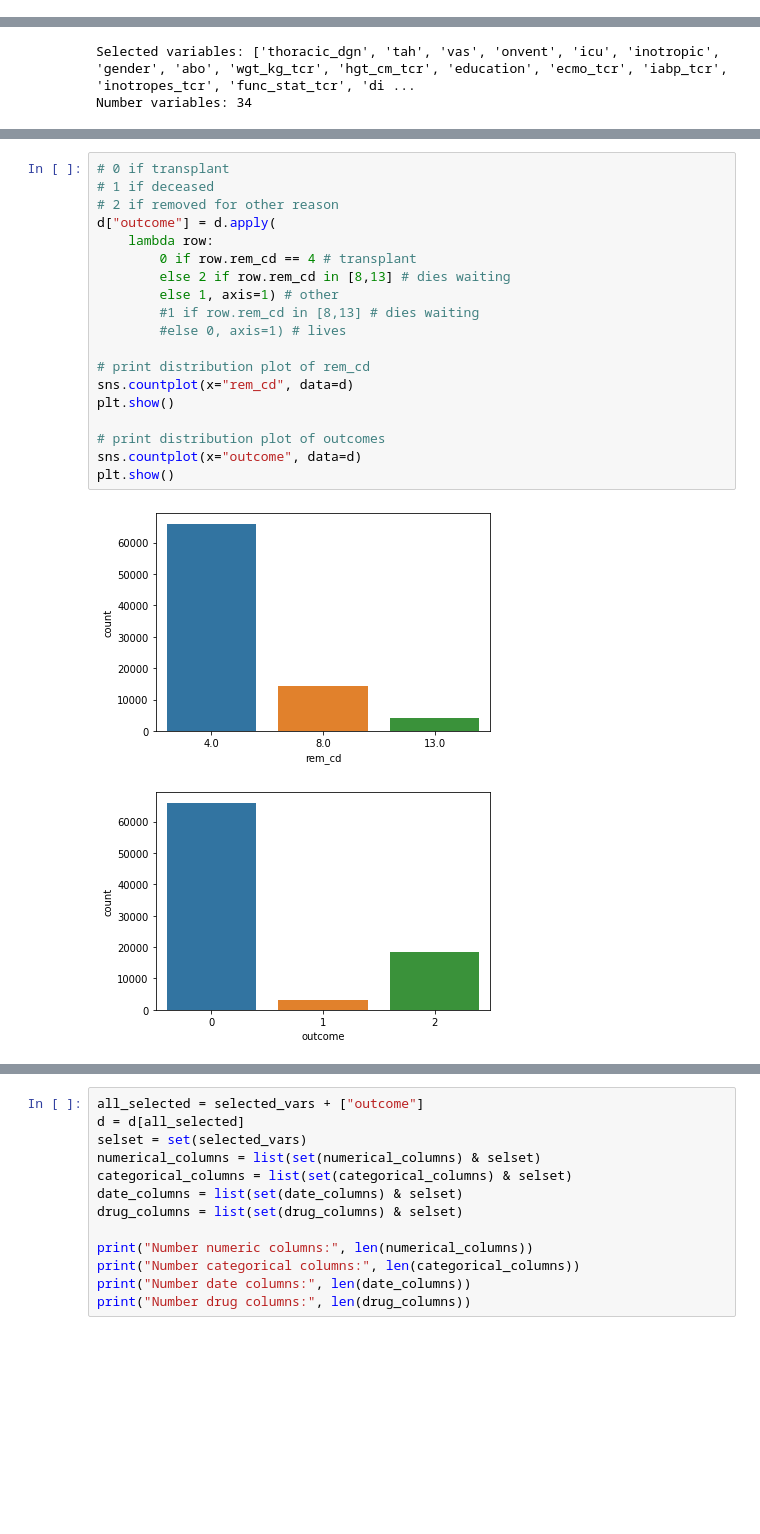
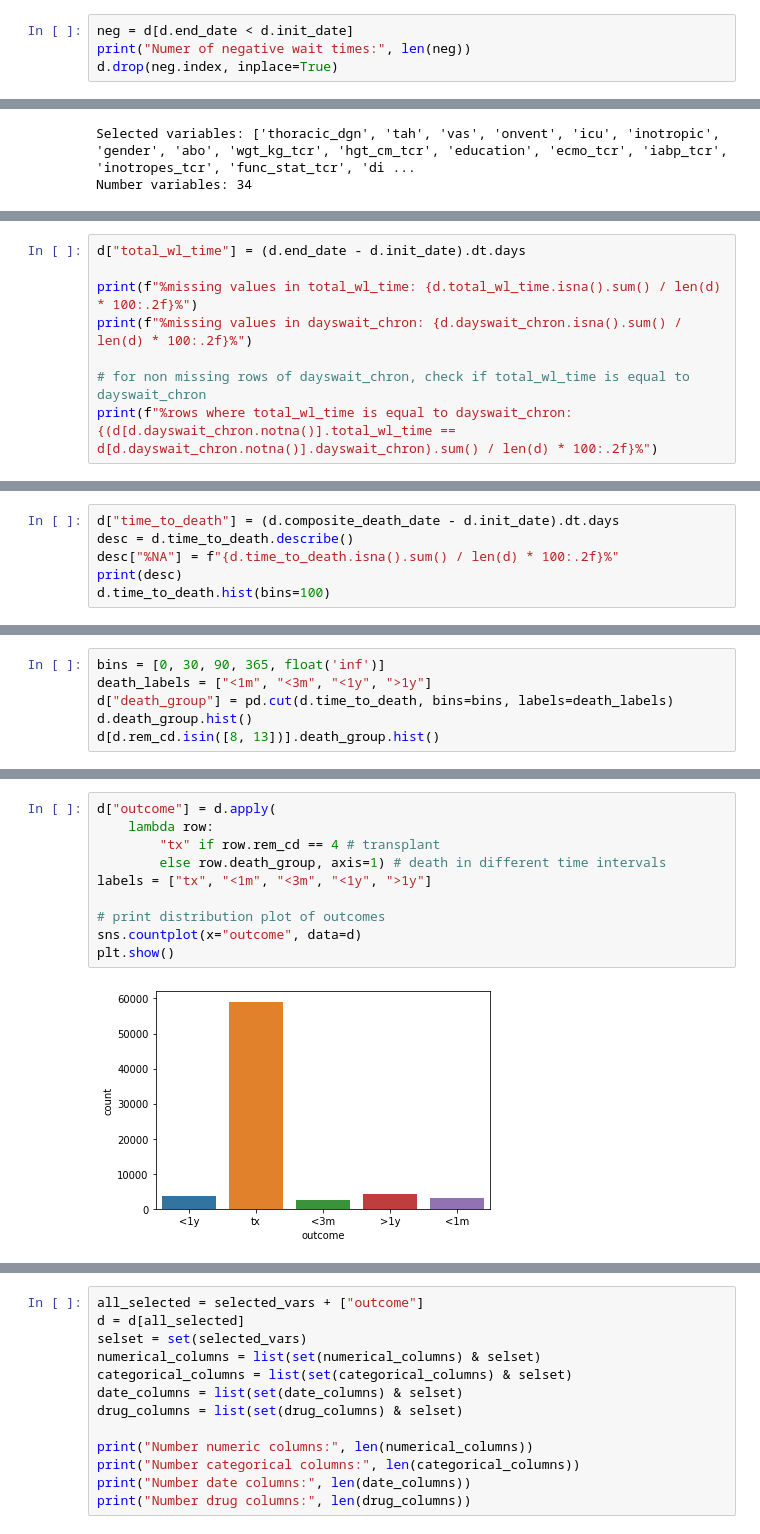
Before and after one commit to wansgar/edan70-project, a Jupyter notebook: column_categorization.ipynb, the cells around one changed output, grey strips where cells are left out. Drawn from its saved outputs; the diff is of its cells as text; blank space fills up the shorter version.

Commit message:
4 categories of death, terrible performance

```diff
--- a/column_categorization.ipynb
+++ b/column_categorization.ipynb
@@ -359,0 +362,4 @@ Before imputation and normalization, outliers need to be removed.
+# %%
+neg = d[d.end_date < d.init_date]
+print("Numer of negative wait times:", len(neg))
+d.drop(neg.index, inplace=True)
@@ -396,0 +411,8 @@ Number variables: 34
+# %%
+d["total_wl_time"] = (d.end_date - d.init_date).dt.days
+
+print(f"%missing values in total_wl_time: {d.total_wl_time.isna().sum() / len(d) * 100:.2f}%")
+print(f"%missing values in dayswait_chron: {d.dayswait_chron.isna().sum() / len(d) * 100:.2f}%")
+
+# for non missing rows of dayswait_chron, check if total_wl_time is equal to dayswait_chron
+print(f"%rows where total_wl_time is equal to dayswait_chron: {(d[d.dayswait_chron.notna()].total_wl_time == d[d.dayswait_chron.notna()].dayswait_chron).sum() / len(d) * 100:.2f}%")
@@ -396,0 +427,6 @@ Number variables: 34
+# %%
+d["time_to_death"] = (d.composite_death_date - d.init_date).dt.days
+desc = d.time_to_death.describe()
+desc["%NA"] = f"{d.time_to_death.isna().sum() / len(d) * 100:.2f}%"
+print(desc)
+d.time_to_death.hist(bins=100)
@@ -396,0 +492,6 @@ Number variables: 34
+# %%
+bins = [0, 30, 90, 365, float('inf')]
+death_labels = ["<1m", "<3m", "<1y", ">1y"]
+d["death_group"] = pd.cut(d.time_to_death, bins=bins, labels=death_labels)
+d.death_group.hist()
+d[d.rem_cd.isin([8, 13])].death_group.hist()
@@ -397,24 +501,14 @@ Number variables: 34
 # %%
-# 0 if transplant
-# 1 if deceased
-# 2 if removed for other reason
 d["outcome"] = d.apply(
     lambda row:
-        0 if row.rem_cd == 4 # transplant
-        else 2 if row.rem_cd in [8,13] # dies waiting
-        else 1, axis=1) # other
-        #1 if row.rem_cd in [8,13] # dies waiting
-        #else 0, axis=1) # lives
-
-# print distribution plot of rem_cd
-sns.countplot(x="rem_cd", data=d)
-plt.show()
+        "tx" if row.rem_cd == 4 # transplant
+        else row.death_group, axis=1) # death in different time intervals
+labels = ["tx", "<1m", "<3m", "<1y", ">1y"]
 
 # print distribution plot of outcomes
 sns.countplot(x="outcome", data=d)
 plt.show()
 # %% [output]
-[figure, old version]
+[figure, new version]
-[figure, removed]
 # %%
 # print percentage of each outcome
```
Also changed, not shown: parts of 51 cells of this notebook.
